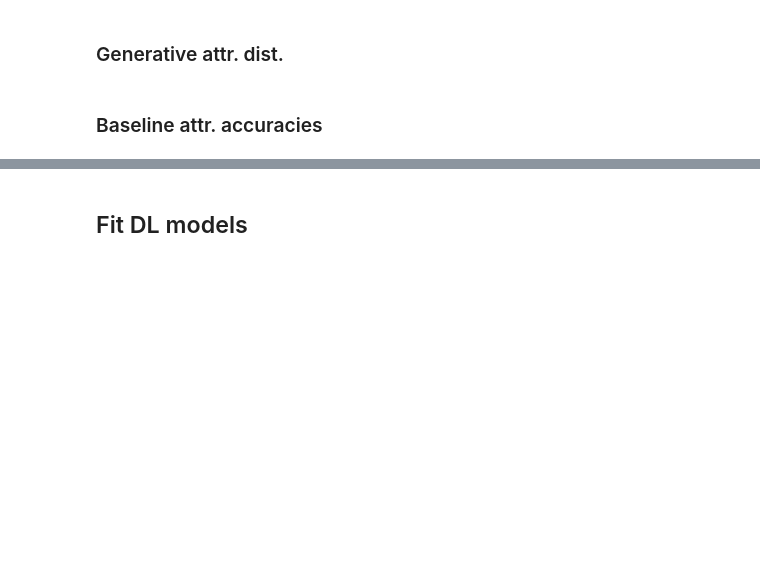
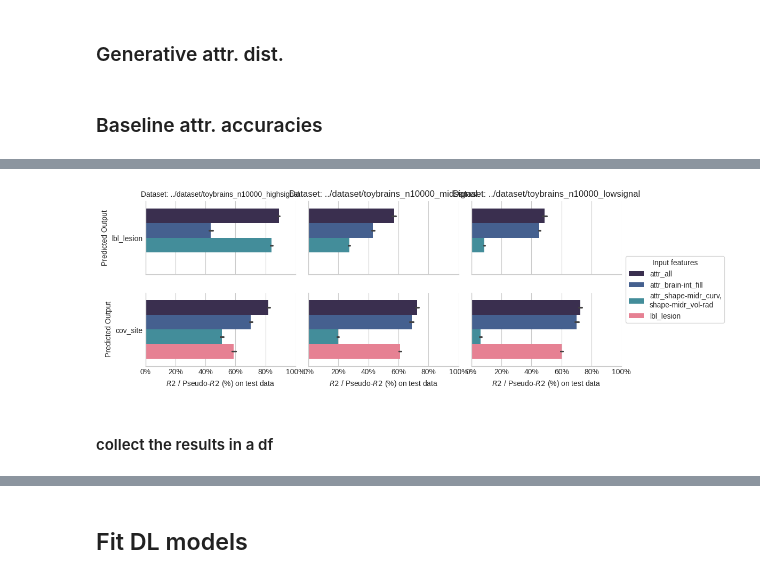
Before and after one commit to RoshanRane/toybrains, a Jupyter notebook: experiments/fit_DL_model.ipynb, the cells around one changed output, grey strips where cells are left out. Saved outputs shown, nothing was run; the diff lists cells and outputs as text; code cells hidden in the pictures; blank space fills up the shorter version.

```diff
--- a/experiments/fit_DL_model.ipynb
+++ b/experiments/fit_DL_model.ipynb
@@ -57,10 +55,10 @@ DATASETS = ["../dataset/toybrains_n10000_highsignal",
 # %% [markdown]
 ### Baseline attr. accuracies
 # %%
-# results = []
-# for data_dir in DATASETS:
-#     toy = ToyBrainsData("configs.lbl1cov1")
-#     # load the already generated dataset
-#     toy.load_generated_dataset(data_dir)
-#     result = toy.fit_baseline_models(CV=10)
-#     results.append(result)
+results = []
+for data_dir in DATASETS:
+    toy = ToyBrainsData("configs.lbl1cov1")
+    # load the already generated dataset
+    toy.load_generated_dataset(data_dir)
+    result = toy.fit_baseline_models(CV=10)
+    results.append(result)
@@ -67,2 +72,6 @@ DATASETS = ["../dataset/toybrains_n10000_highsignal",
 # %%
-# toy.viz_baseline_results(results)
+toy.viz_baseline_results(results)
+# %% [output]
+[figure, added]
+# %% [markdown]
+#### collect the results in a df
```
Also changed, not shown: parts of 26 cells of this notebook, 3 other files.
